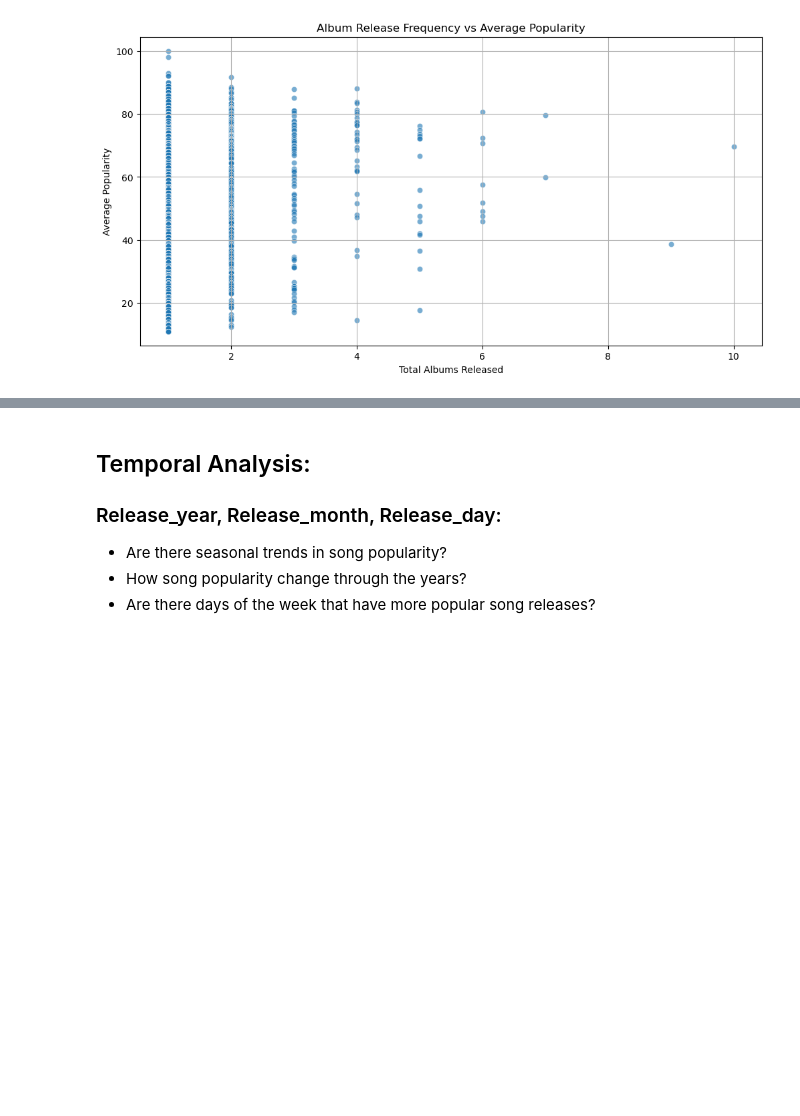
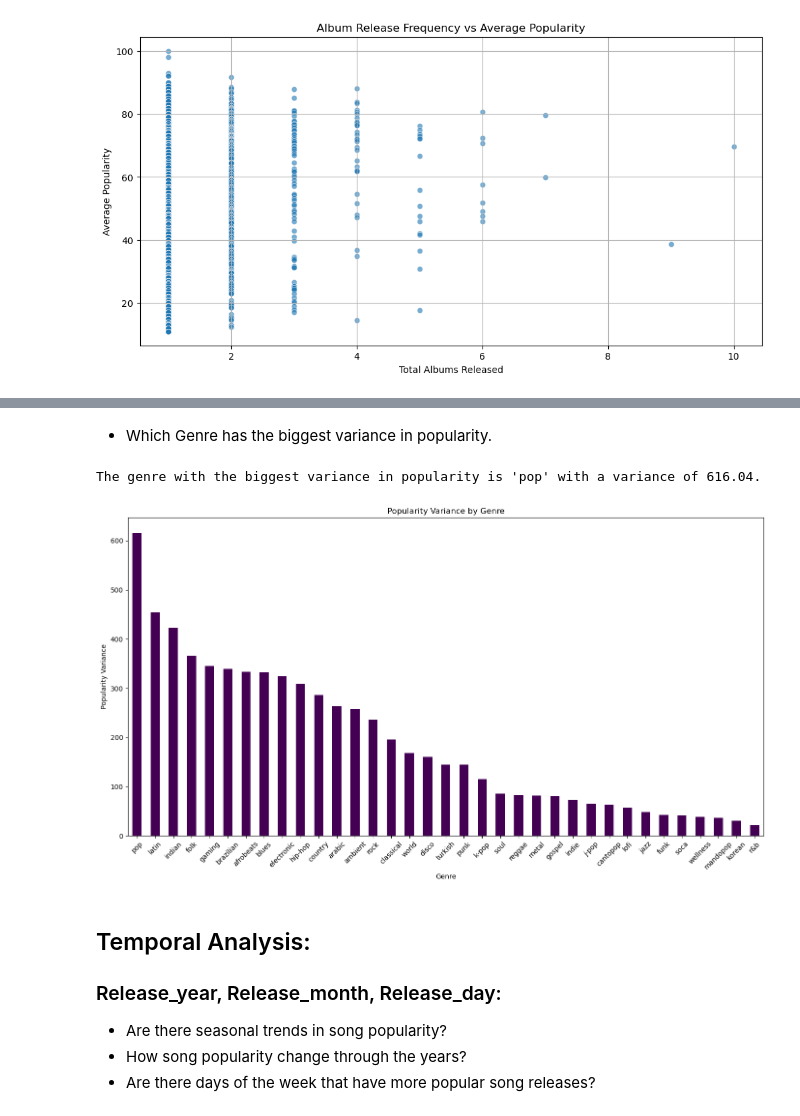
Before and after one commit to LuiisClaudio/spotify-analytics, a Jupyter notebook: capstone_project_proposal.ipynb, the cells around one changed output, grey strips where cells are left out. Cells and saved outputs as stored; diff of their text form; code cells hidden in the pictures; blank space fills up the shorter version.

```diff
--- a/capstone_project_proposal.ipynb
+++ b/capstone_project_proposal.ipynb
@@ -888,3 +931,25 @@ plt.show()
+# %% [markdown]
+- Which Genre has the biggest variance in popularity.
+# %%
+# Calculate the variance of popularity for each genre
+genre_variance = df.groupby('playlist_genre')['track_popularity'].var()
+
+# Find the genre with the highest variance
+max_variance_genre = genre_variance.idxmax()
+max_variance_value = genre_variance.max()
+
+print(f"The genre with the biggest variance in popularity is '{max_variance_genre}' with a variance of {max_variance_value:.2f}.")
+
+genre_variance.sort_values(ascending=False).plot(kind='bar', figsize=(14, 8), colormap='viridis')
+plt.title('Popularity Variance by Genre')
+plt.xlabel('Genre')
+plt.ylabel('Popularity Variance')
+plt.xticks(rotation=45)
+plt.tight_layout()
+plt.show()
+# %% [output]
+The genre with the biggest variance in popularity is 'pop' with a variance of 616.04.
+[figure, added]
 # %% [markdown]
 ## Temporal Analysis:
 ### Release_year, Release_month, Release_day:
```
Also changed, not shown: parts of 23 cells of this notebook.
